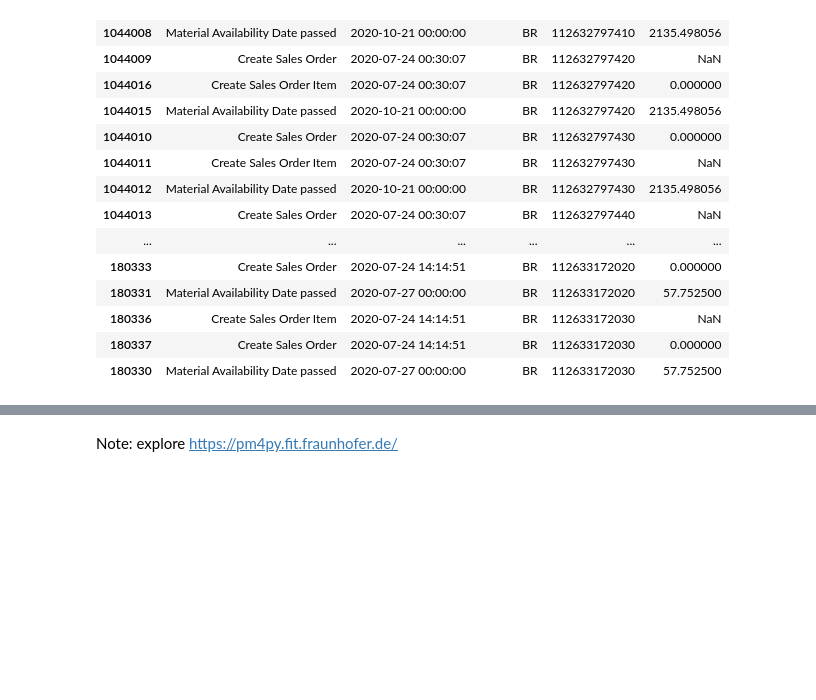
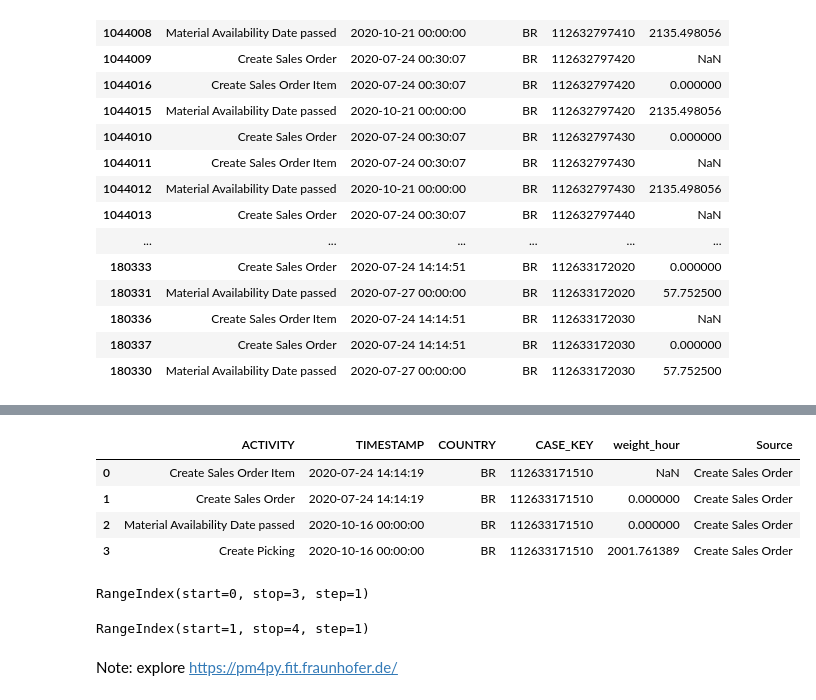
Before and after one commit to LorenzoPigozzi/GraphAnalytics_Project, a Jupyter notebook: GA_Project.ipynb, the cells around one changed output, grey strips where cells are left out. Saved outputs shown, nothing was run; the diff lists cells and outputs as text; code cells hidden in the pictures; blank space fills up the shorter version.

```diff
--- a/GA_Project.ipynb
+++ b/GA_Project.ipynb
@@ -164,3 +176,5 @@ df.sort_values(['CASE_KEY', 'TIMESTAMP'], ascending = True).head(50)
 | 180336 | Create Sales Order Item | 2020-07-24 14:14:51 | BR | 112633172030 | NaN |
 | 180337 | Create Sales Order | 2020-07-24 14:14:51 | BR | 112633172030 | 0.000000 |
 | 180330 | Material Availability Date passed | 2020-07-27 00:00:00 | BR | 112633172030 | 57.752500 |
+# %%
+df_1 = df[df['CASE_KEY'] == '112633171510'].sort_values('TIMESTAMP', ascending = True).reset_index(drop=True)
@@ -167,3 +197,22 @@ df.sort_values(['CASE_KEY', 'TIMESTAMP'], ascending = True).head(50)
+# %%
+for i in df_1.index+1:
+    df_1['Source'] = df['ACTIVITY'][i-1]
+# %%
+df_1
+# %% [output]
+|  | ACTIVITY | TIMESTAMP | COUNTRY | CASE_KEY | weight_hour | Source |
+| 0 | Create Sales Order Item | 2020-07-24 14:14:19 | BR | 112633171510 | NaN | Create Sales Order |
+| 1 | Create Sales Order | 2020-07-24 14:14:19 | BR | 112633171510 | 0.000000 | Create Sales Order |
+| 2 | Material Availability Date passed | 2020-10-16 00:00:00 | BR | 112633171510 | 0.000000 | Create Sales Order |
+| 3 | Create Picking | 2020-10-16 00:00:00 | BR | 112633171510 | 2001.761389 | Create Sales Order |
+# %%
+df_1.index
+# %% [output]
+RangeIndex(start=0, stop=3, step=1)
+# %%
+df_1.index+1
+# %% [output]
+RangeIndex(start=1, stop=4, step=1)
 # %% [markdown]
 Note: explore https://pm4py.fit.fraunhofer.de/
 # %%
```
Also changed, not shown: parts of 7 cells of this notebook.
